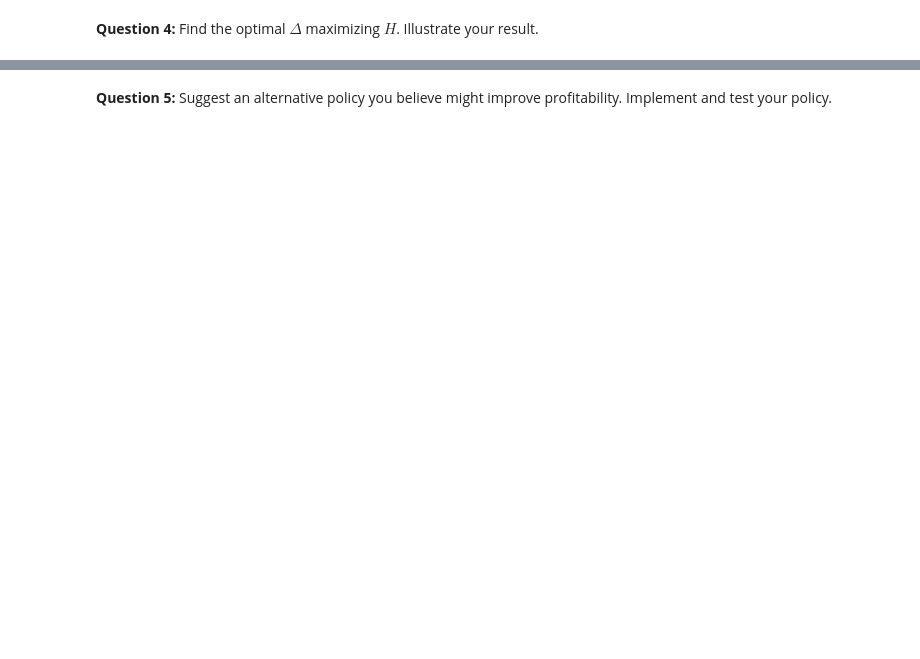
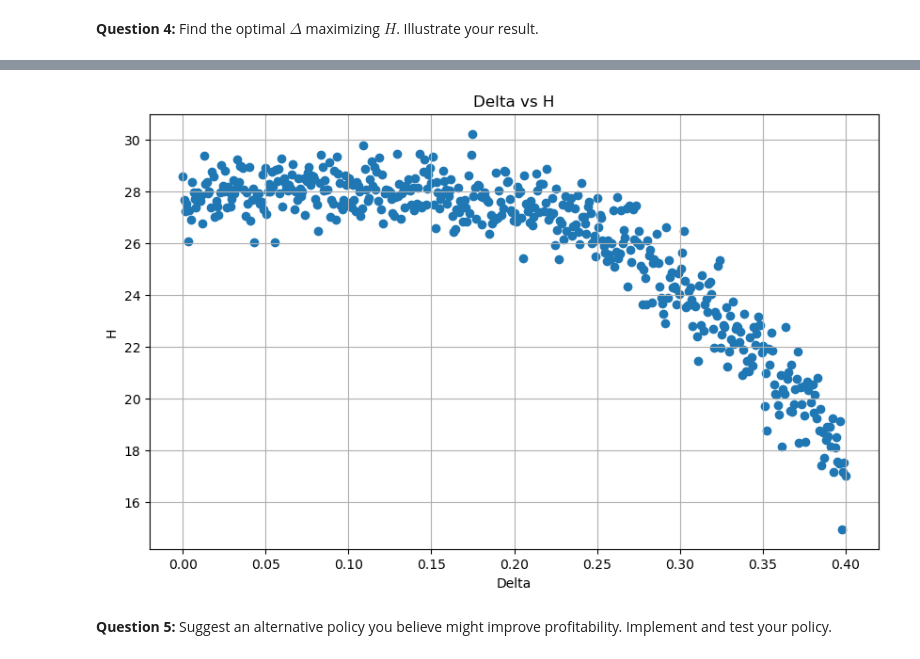
Before and after one commit to NumEconCopenhagen/projects-2023-mathias-emma, a Jupyter notebook: Exam/Question2.ipynb, the cells around one changed output, grey strips where cells are left out. Saved outputs shown, nothing was run; the diff lists cells and outputs as text; code cells hidden in the pictures; blank space fills up the shorter version.

```diff
--- a/Exam/Question2.ipynb
+++ b/Exam/Question2.ipynb
@@ -495,0 +480,86 @@ ValueError: s must be a scalar, or float array-like with the same size as x and
+# %%
+import numpy as np
+import matplotlib.pyplot as plt
+
+# Parameters
+rho = 0.90
+iota = 0.01
+sigma_eps = 0.10
+R = (1+0.01)**(1/12)
+eta = 0.5 # assuming eta from the earlier problem
+w = 1 # assuming a wage rate
+K = 51 # number of simulations for approximation
+T = 120 # 10 years, 120 months
+
+# Function to generate kappa_t
+def generate_kappa(rho, sigma_eps, T, seed):
+    np.random.seed(seed)
+    eps = np.random.normal(-0.5 * sigma_eps**2, sigma_eps, T)
+    kappa = np.empty(T)
+    kappa[0] = 1
+    for t in range(1, T):
+        kappa[t] = np.exp(rho * np.log(kappa[t-1]) + eps[t])
+    return kappa
+
+# Function to calculate l_t
+def calculate_lt(kappa, w, eta, Delta):
+    l = np.empty(T)
+    l[0] = 0
+    l_star = np.empty(T)
+    for t in range(1, T):
+        l_star[t] = ((1 - eta) * kappa[t] / w)**(1 / eta)
+        if np.abs(l[t-1] - l_star[t]) > Delta:
+            l[t] = l_star[t]
+        else:
+            l[t] = l[t-1]
+    return l
+
+# Function to calculate ex post value
+def calculate_h(kappa, l, R, w, eta, iota, T):
+    h = 0
+    for t in range(T):
+        h += R**(-t) * (kappa[t] * l[t]**(1 - eta) - w * l[t] - int(l[t] != l[t - 1]) * iota)
+    return h
+
+
+# Looping over Delta loop 10 times
+
+Deltas = []
+H_values = []
+
+
+
+# Check a range of Delta values
+for Delta in np.linspace(0, 0.4, 500):  # Adjust the range and step size as needed
+
+    # Run simulations for new policy
+    H_values_new = []
+    for k in range(K):
+        kappa = generate_kappa(rho, sigma_eps, T, np.random.seed(k))
+        l = calculate_lt(kappa, w, eta, Delta)
+        h = calculate_h(kappa, l, R, w, eta, iota, T)
+        H_values_new.append(h)
+
+    # Calculate H for new policy
+    H_new = np.mean(H_values_new)
+
+    Deltas.append(Delta)
+    H_values.append(H_new)
+
+    if H_new > max_H_new:
+        max_H_new = H_new
+        best_Delta = Delta
+
+
+print(f"The mean best Delta value over 10 runs is {best_Delta:.2f}")
+
+
+# Plot Delta vs H
+plt.figure(figsize=(10, 6))
+plt.scatter(Deltas, H_values)
+plt.xlabel("Delta")
+plt.ylabel("H")
+plt.title("Delta vs H")
+plt.grid(True)
+plt.show()
+# %% [output]
@@ -496,3 +567,4 @@ ValueError: s must be a scalar, or float array-like with the same size as x and
+[figure, added]
 # %% [markdown]
 
 **Question 5:** Suggest an alternative policy you believe might improve profitability. Implement and test your policy.
```
Also changed, not shown: parts of 7 cells of this notebook.
